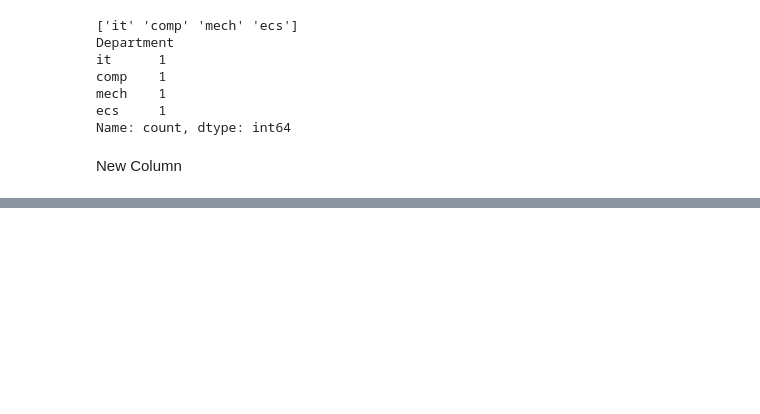
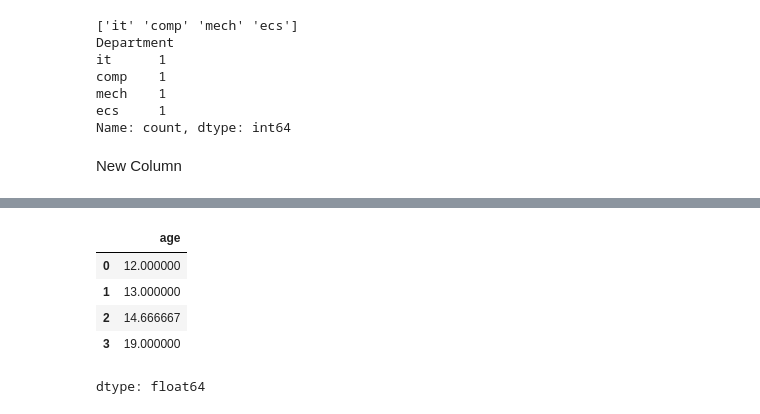
Before and after one commit to pranavkerkar31/AI-ML, a Jupyter notebook: pandas2.ipynb, the cells around one changed output, grey strips where cells are left out. Drawn from its saved outputs; the diff is of its cells as text; code cells hidden in the pictures; blank space fills up the shorter version.

```diff
--- a/pandas2.ipynb
+++ b/pandas2.ipynb
@@ -144,0 +169,11 @@ df
+# %%
+# Replace null with zero
+# df1.fillna(0) # very noob method, instead can do
+df1['age'].fillna(df1['age'].mean())
+# %% [output]
+|  | age |
+| 0 | 12.000000 |
+| 1 | 13.000000 |
+| 2 | 14.666667 |
+| 3 | 19.000000 |
+dtype: float64
```
Also changed, not shown: parts of 16 cells of this notebook.
